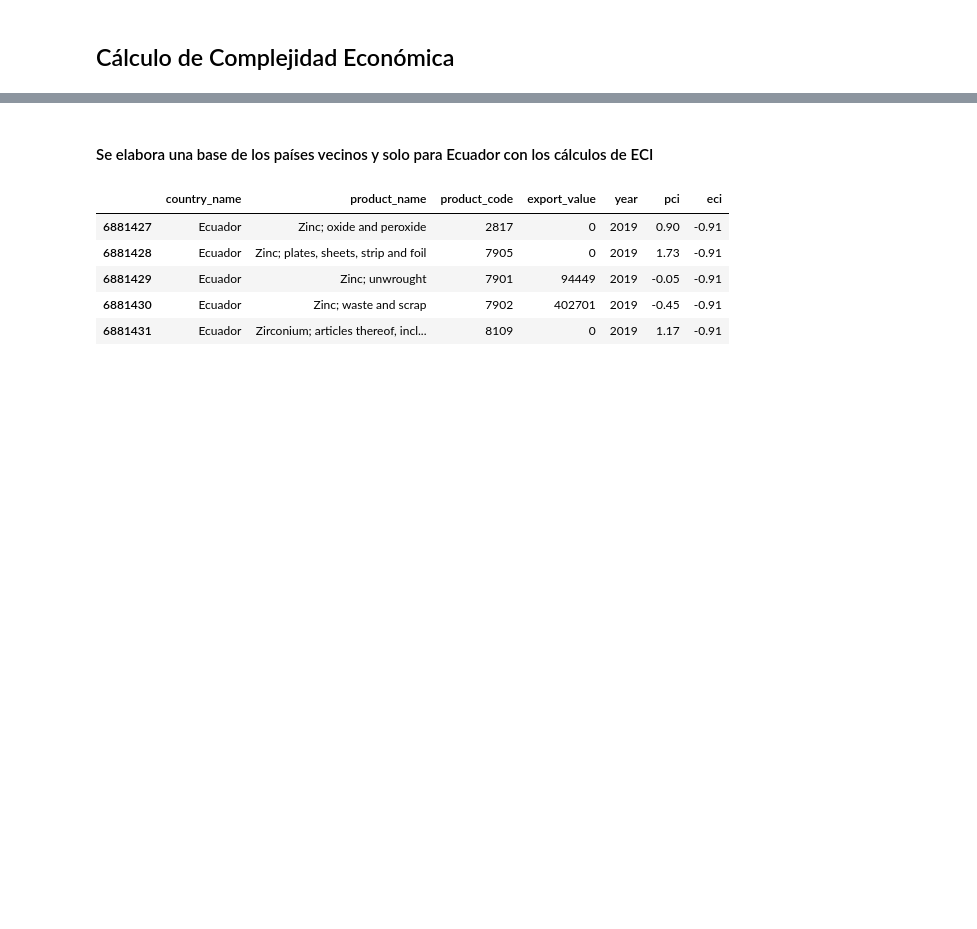
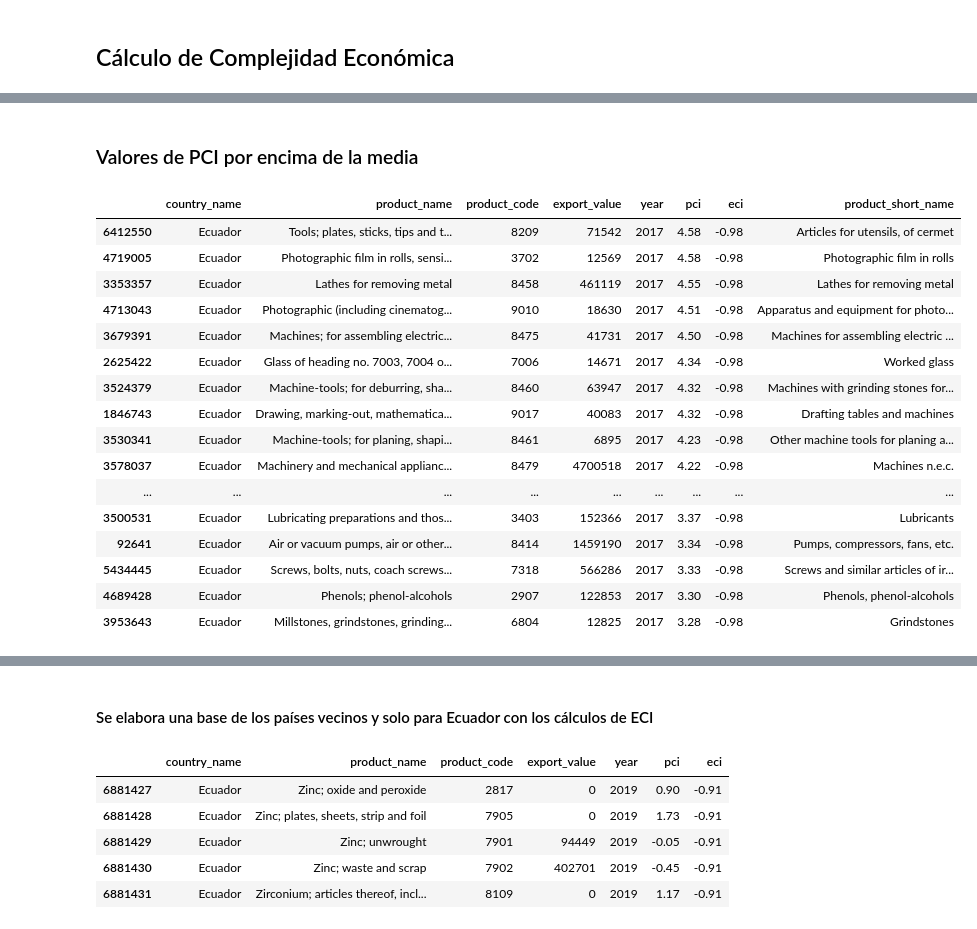
Before and after one commit to descandon88/Ecuador-Growth-data-set, a Jupyter notebook: analisisComplejidadEconomica.ipynb, the cells around one changed output, grey strips where cells are left out. Saved outputs shown, nothing was run; the diff lists cells and outputs as text; code cells hidden in the pictures; blank space fills up the shorter version.

```diff
--- a/analisisComplejidadEconomica.ipynb
+++ b/analisisComplejidadEconomica.ipynb
@@ -1014,0 +1297,16 @@ Cálculo finalizado
+# %%
+df_ec2 = df_ec.copy()
+# df_ec2['product_code']=df_ec2['product_code'].apply(lambda x: '{0:0>5}'.format(x))
+df_rca2=df_rca.copy()
+# df_rca2 = df_rca2.drop(columns=['export_value'])
+# temp1 = nodedf.copy()
+# #temp1 = pd.rename(columns=())
+# #nodedf = nodedf.merge( temp1, how='left', on='hs_product_code').copy()
+# temp1 = temp1.rename(columns={'hs_product_code': 'product_code'})
+df_ecm = pd.merge(df_ec2, df_short_name[['product_code','product_short_name']], how='inner', on='product_code').copy()
+
+# df = pd.merge(df_base, df_short_name[['product_code','product_short_name']],how='inner', on='product_code').copy()
+
+# df_ec2 = pd.merge(df_ecm, df_rca2, how='left', on=['year','country_name','product_name','product_short_name']).copy()
+# df_ec2.head(3)
+df_ecm.head(3)
@@ -1014,0 +1366,32 @@ Cálculo finalizado
+# %% [markdown]
+### Valores de PCI por encima de la media
+# %%
+year_selected = [2017]
+df_ecm_ec = df_ecm[(df_ecm['year'].isin(year_selected)) & (df_ecm['country_name']=="Ecuador")].copy()
+df_pci_over_zero = df_ecm_ec.copy()
+df_pci_over_zero = df_pci_over_zero.loc[df_pci_over_zero["export_value"] > 0 ]
+df_pci_over_zero['pci']=df_pci_over_zero['pci'].apply(lambda x: x if x>0 else 0)
+
+df_pci_over_zero=df_pci_over_zero.sort_values(by=['pci'],ascending=False)
+
+df_pci_over_zero_t10=df_pci_over_zero[0:50]
+
+df_pci_over_zero_t10[0:50]
+# %% [output]
+|  | country_name | product_name | product_code | export_value | year | pci | eci | product_short_name |
+| 6412550 | Ecuador | Tools; plates, sticks, tips and t... | 8209 | 71542 | 2017 | 4.58 | -0.98 | Articles for utensils, of cermet |
+| 4719005 | Ecuador | Photographic film in rolls, sensi... | 3702 | 12569 | 2017 | 4.58 | -0.98 | Photographic film in rolls |
+| 3353357 | Ecuador | Lathes for removing metal | 8458 | 461119 | 2017 | 4.55 | -0.98 | Lathes for removing metal |
+| 4713043 | Ecuador | Photographic (including cinematog... | 9010 | 18630 | 2017 | 4.51 | -0.98 | Apparatus and equipment for photo... |
+| 3679391 | Ecuador | Machines; for assembling electric... | 8475 | 41731 | 2017 | 4.50 | -0.98 | Machines for assembling electric ... |
+| 2625422 | Ecuador | Glass of heading no. 7003, 7004 o... | 7006 | 14671 | 2017 | 4.34 | -0.98 | Worked glass |
+| 3524379 | Ecuador | Machine-tools; for deburring, sha... | 8460 | 63947 | 2017 | 4.32 | -0.98 | Machines with grinding stones for... |
+| 1846743 | Ecuador | Drawing, marking-out, mathematica... | 9017 | 40083 | 2017 | 4.32 | -0.98 | Drafting tables and machines |
+| 3530341 | Ecuador | Machine-tools; for planing, shapi... | 8461 | 6895 | 2017 | 4.23 | -0.98 | Other machine tools for planing a... |
+| 3578037 | Ecuador | Machinery and mechanical applianc... | 8479 | 4700518 | 2017 | 4.22 | -0.98 | Machines n.e.c. |
+| ... | ... | ... | ... | ... | ... | ... | ... | ... |
+| 3500531 | Ecuador | Lubricating preparations and thos... | 3403 | 152366 | 2017 | 3.37 | -0.98 | Lubricants |
+| 92641 | Ecuador | Air or vacuum pumps, air or other... | 8414 | 1459190 | 2017 | 3.34 | -0.98 | Pumps, compressors, fans, etc. |
+| 5434445 | Ecuador | Screws, bolts, nuts, coach screws... | 7318 | 566286 | 2017 | 3.33 | -0.98 | Screws and similar articles of ir... |
+| 4689428 | Ecuador | Phenols; phenol-alcohols | 2907 | 122853 | 2017 | 3.30 | -0.98 | Phenols, phenol-alcohols |
+| 3953643 | Ecuador | Millstones, grindstones, grinding... | 6804 | 12825 | 2017 | 3.28 | -0.98 | Grindstones |
```
Also changed, not shown: parts of 21 cells of this notebook.
